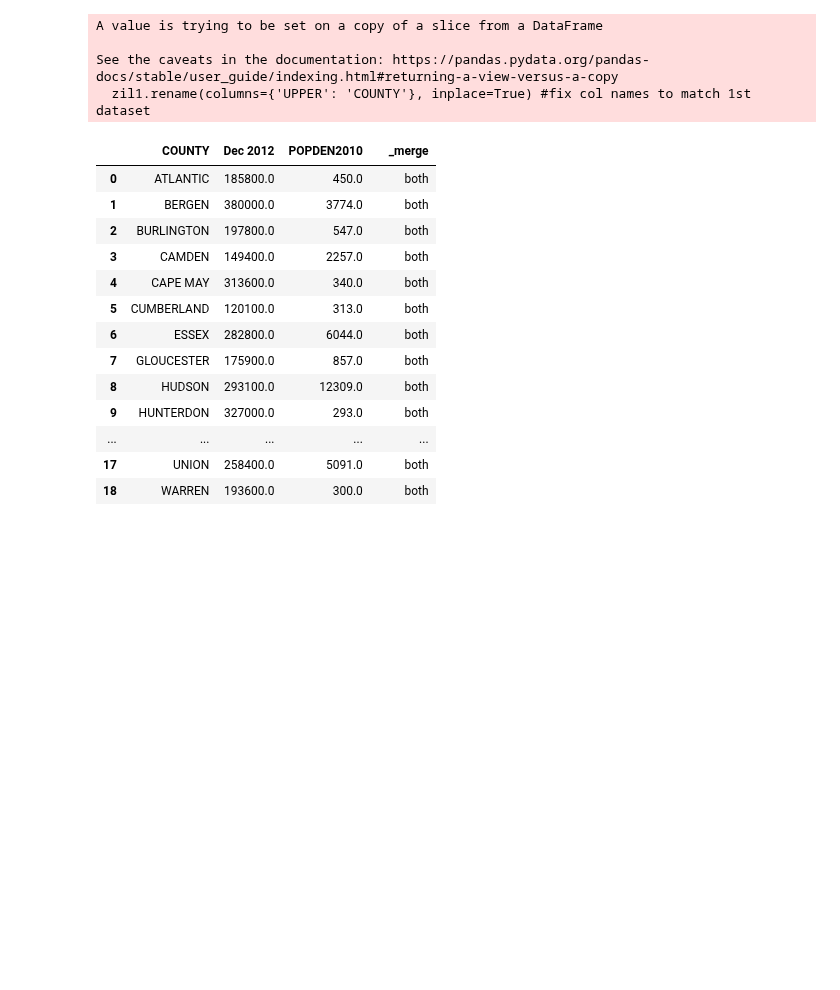
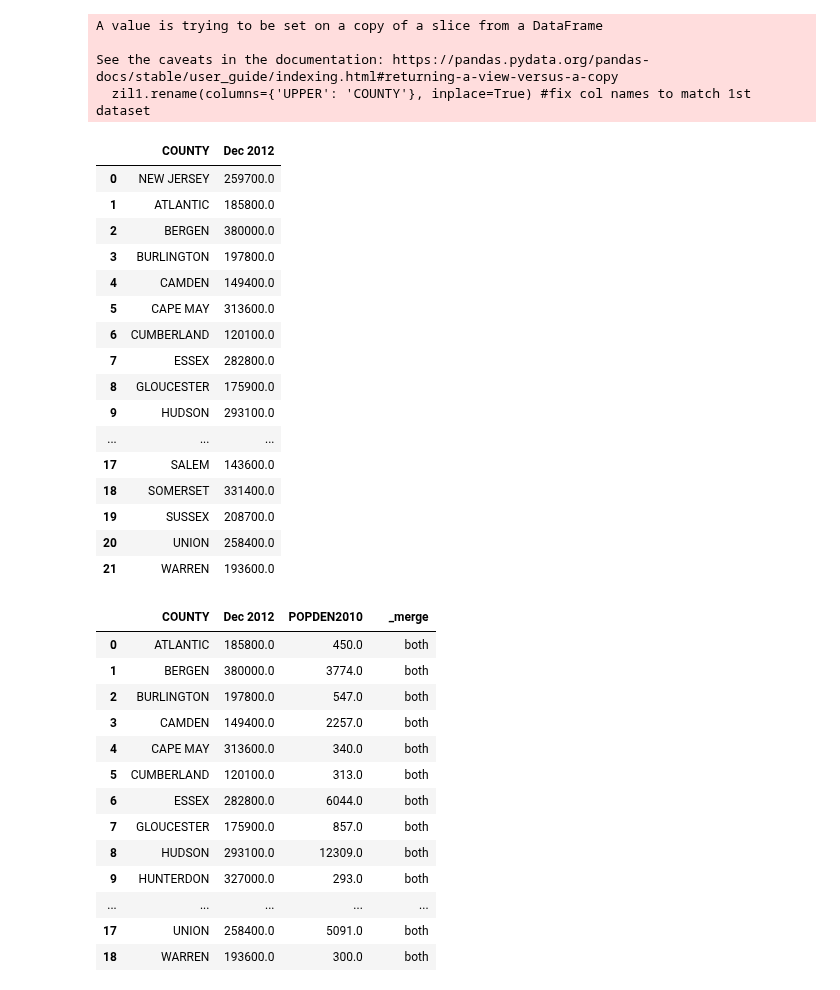
Before and after one commit to theaok/gisPy, a Jupyter notebook: map.ipynb, the cells around one changed output. Saved outputs shown, nothing was run; the diff lists cells and outputs as text; code cells hidden in the pictures; blank space fills up the shorter version.

```diff
--- a/map.ipynb
+++ b/map.ipynb
@@ -153,5 +183,25 @@ A value is trying to be set on a copy of a slice from a DataFrame
 
 See the caveats in the documentation: https://pandas.pydata.org/pandas-docs/stable/user_guide/indexing.html#returning-a-view-versus-a-copy
   zil1.rename(columns={'UPPER': 'COUNTY'}, inplace=True) #fix col names to match 1st dataset
+# %%
+zil1 #note missing val for Morris; think abt missing data!
+# %% [output]
+|  | COUNTY | Dec 2012 |
+| 0 | NEW JERSEY | 259700.0 |
+| 1 | ATLANTIC | 185800.0 |
+| 2 | BERGEN | 380000.0 |
+| 3 | BURLINGTON | 197800.0 |
+| 4 | CAMDEN | 149400.0 |
+| 5 | CAPE MAY | 313600.0 |
+| 6 | CUMBERLAND | 120100.0 |
+| 7 | ESSEX | 282800.0 |
+| 8 | GLOUCESTER | 175900.0 |
+| 9 | HUDSON | 293100.0 |
+| ... | ... | ... |
+| 17 | SALEM | 143600.0 |
+| 18 | SOMERSET | 331400.0 |
+| 19 | SUSSEX | 208700.0 |
+| 20 | UNION | 258400.0 |
+| 21 | WARREN | 193600.0 |
 # %%
 #merge
```
Also changed, not shown: parts of 11 cells of this notebook.
